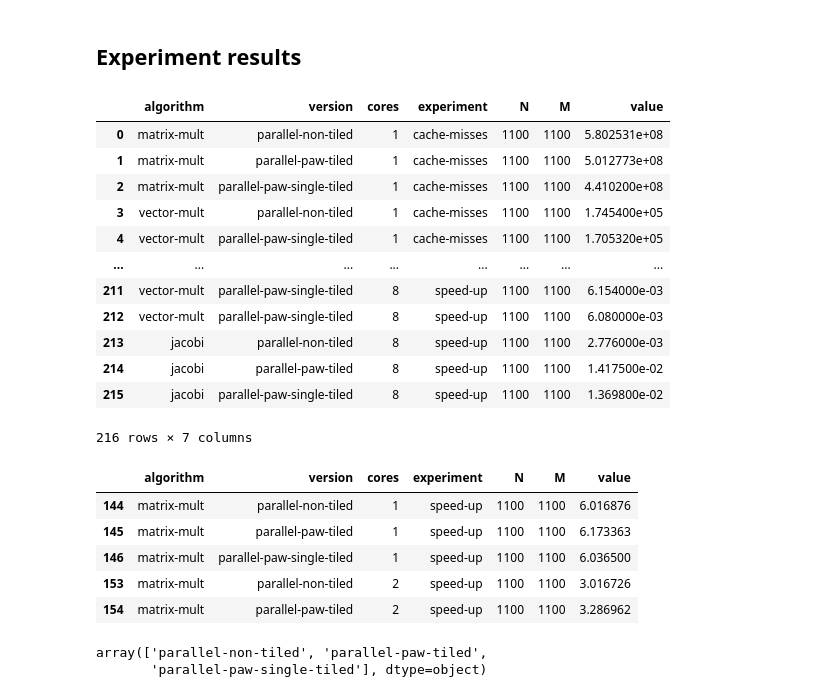
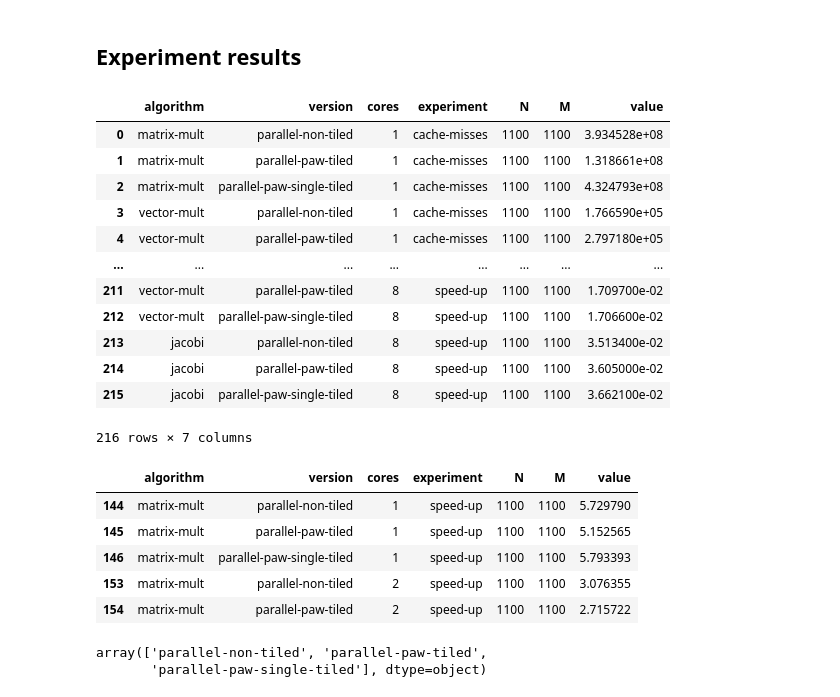
Before and after one commit to mgltorsa/Cetus-Paw-Tiling-Experiments, a Jupyter notebook: tiling/Tiling experiments and measurements.ipynb, the cells around one changed output. Saved outputs shown, nothing was run; the diff lists cells and outputs as text; code cells hidden in the pictures.

```diff
--- a/tiling/Tiling experiments and measurements.ipynb
+++ b/tiling/Tiling experiments and measurements.ipynb
@@ -38,21 +38,21 @@ import math
 import matplotlib.pyplot as plt
 import numpy as np
 # %%
-df = pd.read_csv("./experiments/results.csv", names=['algorithm','version', 'cores', 'experiment', 'N','M','value'])
+df = pd.read_csv("./experiments/results1.csv", names=['algorithm','version', 'cores', 'experiment', 'N','M','value'])
 df
 # %% [output]
 |  | algorithm | version | cores | experiment | N | M | value |
-| 0 | matrix-mult | parallel-non-tiled | 1 | cache-misses | 1100 | 1100 | 5.802531e+08 |
-| 1 | matrix-mult | parallel-paw-tiled | 1 | cache-misses | 1100 | 1100 | 5.012773e+08 |
-| 2 | matrix-mult | parallel-paw-single-tiled | 1 | cache-misses | 1100 | 1100 | 4.410200e+08 |
-| 3 | vector-mult | parallel-non-tiled | 1 | cache-misses | 1100 | 1100 | 1.745400e+05 |
-| 4 | vector-mult | parallel-paw-single-tiled | 1 | cache-misses | 1100 | 1100 | 1.705320e+05 |
+| 0 | matrix-mult | parallel-non-tiled | 1 | cache-misses | 1100 | 1100 | 3.934528e+08 |
+| 1 | matrix-mult | parallel-paw-tiled | 1 | cache-misses | 1100 | 1100 | 1.318661e+08 |
+| 2 | matrix-mult | parallel-paw-single-tiled | 1 | cache-misses | 1100 | 1100 | 4.324793e+08 |
+| 3 | vector-mult | parallel-non-tiled | 1 | cache-misses | 1100 | 1100 | 1.766590e+05 |
+| 4 | vector-mult | parallel-paw-tiled | 1 | cache-misses | 1100 | 1100 | 2.797180e+05 |
 | ... | ... | ... | ... | ... | ... | ... | ... |
-| 211 | vector-mult | parallel-paw-single-tiled | 8 | speed-up | 1100 | 1100 | 6.154000e-03 |
-| 212 | vector-mult | parallel-paw-single-tiled | 8 | speed-up | 1100 | 1100 | 6.080000e-03 |
-| 213 | jacobi | parallel-non-tiled | 8 | speed-up | 1100 | 1100 | 2.776000e-03 |
-| 214 | jacobi | parallel-paw-tiled | 8 | speed-up | 1100 | 1100 | 1.417500e-02 |
-| 215 | jacobi | parallel-paw-single-tiled | 8 | speed-up | 1100 | 1100 | 1.369800e-02 |
+| 211 | vector-mult | parallel-paw-tiled | 8 | speed-up | 1100 | 1100 | 1.709700e-02 |
+| 212 | vector-mult | parallel-paw-single-tiled | 8 | speed-up | 1100 | 1100 | 1.706600e-02 |
+| 213 | jacobi | parallel-non-tiled | 8 | speed-up | 1100 | 1100 | 3.513400e-02 |
+| 214 | jacobi | parallel-paw-tiled | 8 | speed-up | 1100 | 1100 | 3.605000e-02 |
+| 215 | jacobi | parallel-paw-single-tiled | 8 | speed-up | 1100 | 1100 | 3.662100e-02 |
 216 rows × 7 columns
 # %%
 def filter_by_experiment(algorithm, experiment)->pd.DataFrame:
@@ -63,11 +63,11 @@ def filter_by_experiment(algorithm, experiment)->pd.DataFrame:
 filter_by_experiment('matrix-mult', 'speed-up').head()
 # %% [output]
 |  | algorithm | version | cores | experiment | N | M | value |
-| 144 | matrix-mult | parallel-non-tiled | 1 | speed-up | 1100 | 1100 | 6.016876 |
-| 145 | matrix-mult | parallel-paw-tiled | 1 | speed-up | 1100 | 1100 | 6.173363 |
-| 146 | matrix-mult | parallel-paw-single-tiled | 1 | speed-up | 1100 | 1100 | 6.036500 |
-| 153 | matrix-mult | parallel-non-tiled | 2 | speed-up | 1100 | 1100 | 3.016726 |
-| 154 | matrix-mult | parallel-paw-tiled | 2 | speed-up | 1100 | 1100 | 3.286962 |
+| 144 | matrix-mult | parallel-non-tiled | 1 | speed-up | 1100 | 1100 | 5.729790 |
+| 145 | matrix-mult | parallel-paw-tiled | 1 | speed-up | 1100 | 1100 | 5.152565 |
+| 146 | matrix-mult | parallel-paw-single-tiled | 1 | speed-up | 1100 | 1100 | 5.793393 |
+| 153 | matrix-mult | parallel-non-tiled | 2 | speed-up | 1100 | 1100 | 3.076355 |
+| 154 | matrix-mult | parallel-paw-tiled | 2 | speed-up | 1100 | 1100 | 2.715722 |
 # %%
 def get_unique(dataframe: pd.DataFrame, name):
     return dataframe[name].unique()
```
Also changed, not shown: parts of 16 cells of this notebook, 17 other files.
